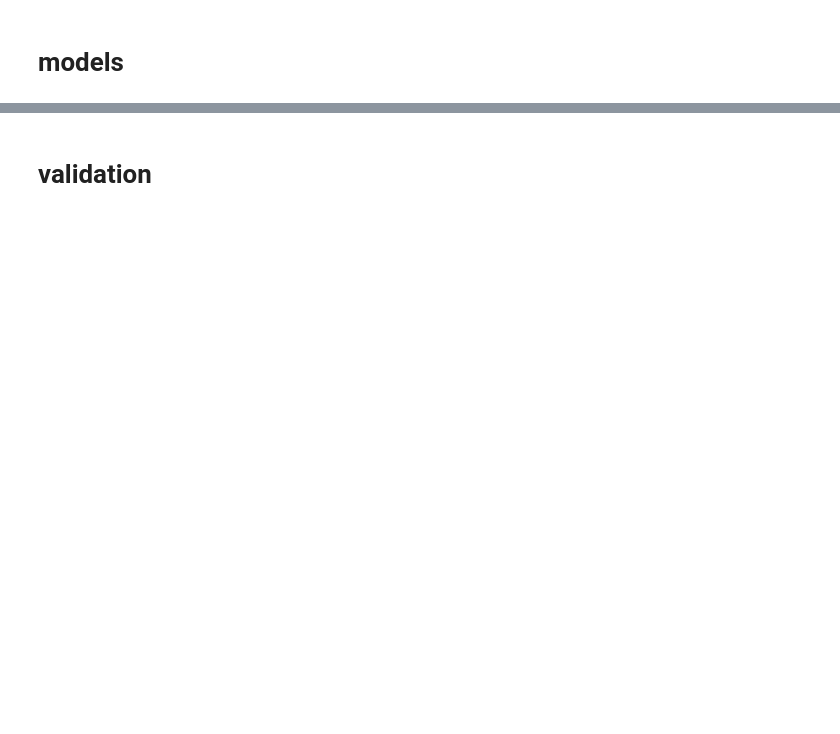
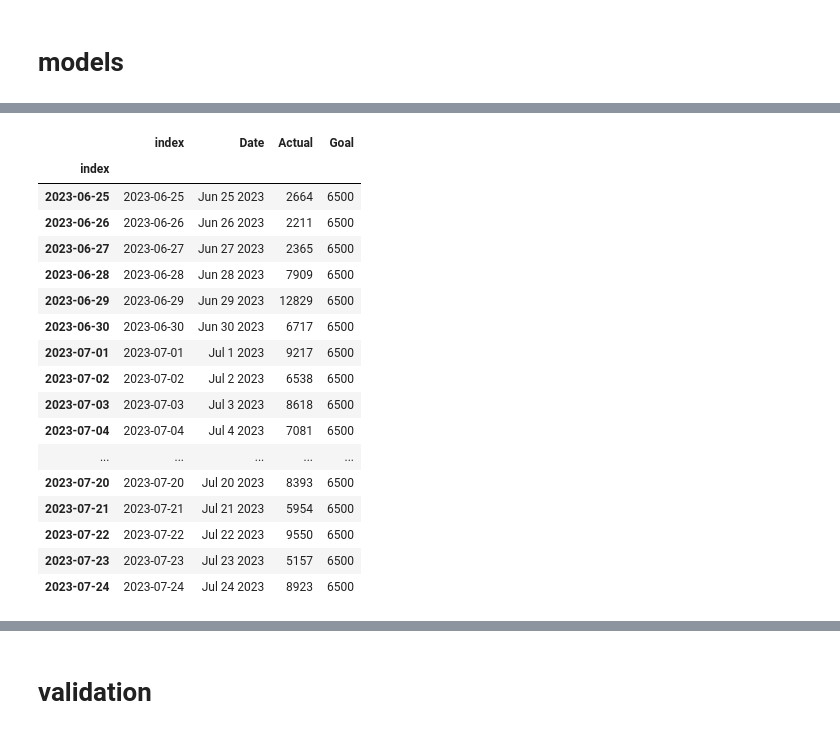
Before and after one commit to kibambe-0167/time-series-analysis, a Jupyter notebook: app.ipynb, the cells around one changed output, grey strips where cells are left out. Cells and saved outputs as stored; diff of their text form; code cells hidden in the pictures; blank space fills up the shorter version.

```diff
--- a/app.ipynb
+++ b/app.ipynb
@@ -769,0 +798,21 @@ plt.show()
+# %%
+df.tail(30)
+# %% [output]
+|  | index | Date | Actual | Goal |
+| index |  |  |  |  |
+| 2023-06-25 | 2023-06-25 | Jun 25 2023 | 2664 | 6500 |
+| 2023-06-26 | 2023-06-26 | Jun 26 2023 | 2211 | 6500 |
+| 2023-06-27 | 2023-06-27 | Jun 27 2023 | 2365 | 6500 |
+| 2023-06-28 | 2023-06-28 | Jun 28 2023 | 7909 | 6500 |
+| 2023-06-29 | 2023-06-29 | Jun 29 2023 | 12829 | 6500 |
+| 2023-06-30 | 2023-06-30 | Jun 30 2023 | 6717 | 6500 |
+| 2023-07-01 | 2023-07-01 | Jul 1 2023 | 9217 | 6500 |
+| 2023-07-02 | 2023-07-02 | Jul 2 2023 | 6538 | 6500 |
+| 2023-07-03 | 2023-07-03 | Jul 3 2023 | 8618 | 6500 |
+| 2023-07-04 | 2023-07-04 | Jul 4 2023 | 7081 | 6500 |
+| ... | ... | ... | ... | ... |
+| 2023-07-20 | 2023-07-20 | Jul 20 2023 | 8393 | 6500 |
+| 2023-07-21 | 2023-07-21 | Jul 21 2023 | 5954 | 6500 |
+| 2023-07-22 | 2023-07-22 | Jul 22 2023 | 9550 | 6500 |
+| 2023-07-23 | 2023-07-23 | Jul 23 2023 | 5157 | 6500 |
+| 2023-07-24 | 2023-07-24 | Jul 24 2023 | 8923 | 6500 |
```
Also changed, not shown: parts of 28 cells of this notebook, 2 other files.
